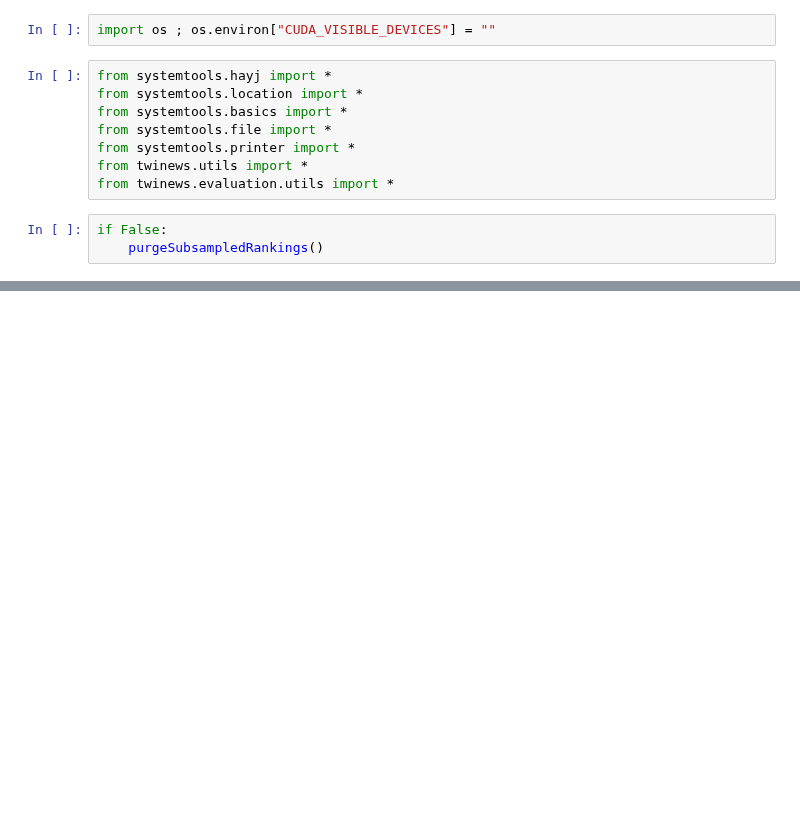
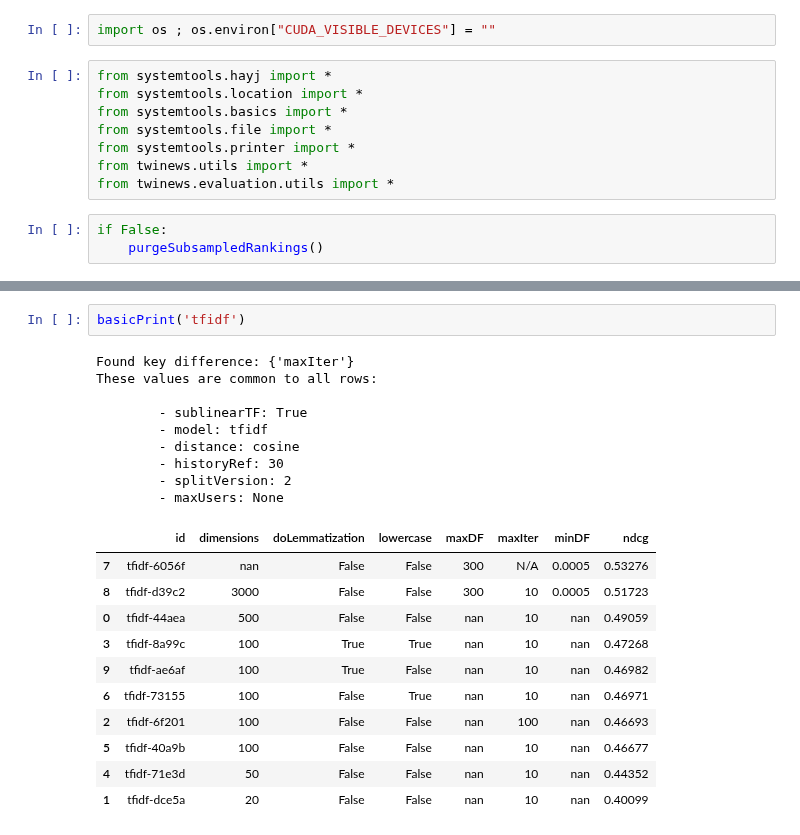
Before and after one commit to arthur-gallois/Twinews-adapted, a Jupyter notebook: twinews/evaluation/hjreport.ipynb, the cells around one changed output, grey strips where cells are left out. Cells and saved outputs as stored; diff of their text form; blank space fills up the shorter version.

```diff
--- a/twinews/evaluation/hjreport.ipynb
+++ b/twinews/evaluation/hjreport.ipynb
@@ -271,0 +120,23 @@ These values are common to all rows:
+# %%
+basicPrint('tfidf')
+# %% [output]
+Found key difference: {'maxIter'}
+These values are common to all rows:
+
+        - sublinearTF: True
+        - model: tfidf
+        - distance: cosine
+        - historyRef: 30
+        - splitVersion: 2
+        - maxUsers: None
+|  | id | dimensions | doLemmatization | lowercase | maxDF | maxIter | minDF | ndcg |
+| 7 | tfidf-6056f | nan | False | False | 300 | N/A | 0.0005 | 0.53276 |
+| 8 | tfidf-d39c2 | 3000 | False | False | 300 | 10 | 0.0005 | 0.51723 |
+| 0 | tfidf-44aea | 500 | False | False | nan | 10 | nan | 0.49059 |
+| 3 | tfidf-8a99c | 100 | True | True | nan | 10 | nan | 0.47268 |
+| 9 | tfidf-ae6af | 100 | True | False | nan | 10 | nan | 0.46982 |
+| 6 | tfidf-73155 | 100 | False | True | nan | 10 | nan | 0.46971 |
+| 2 | tfidf-6f201 | 100 | False | False | nan | 100 | nan | 0.46693 |
+| 5 | tfidf-40a9b | 100 | False | False | nan | 10 | nan | 0.46677 |
+| 4 | tfidf-71e3d | 50 | False | False | nan | 10 | nan | 0.44352 |
+| 1 | tfidf-dce5a | 20 | False | False | nan | 10 | nan | 0.40099 |
```
Also changed, not shown: parts of 19 cells of this notebook, 5 other files.
